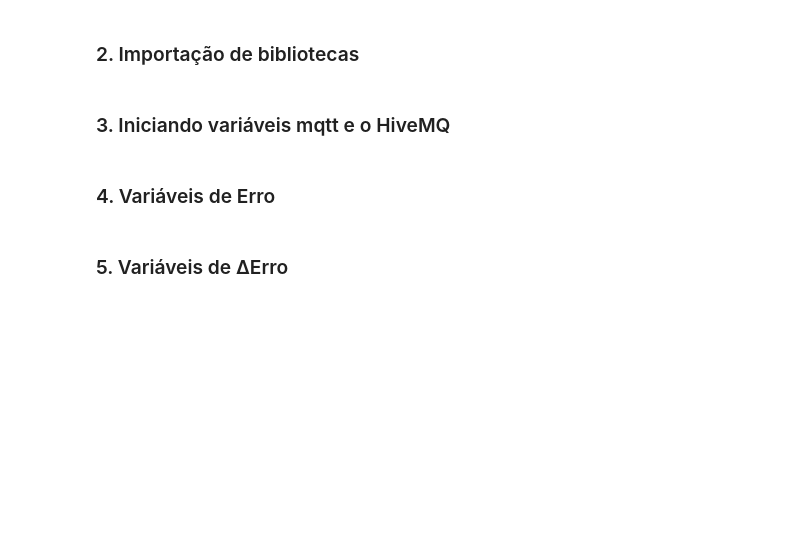
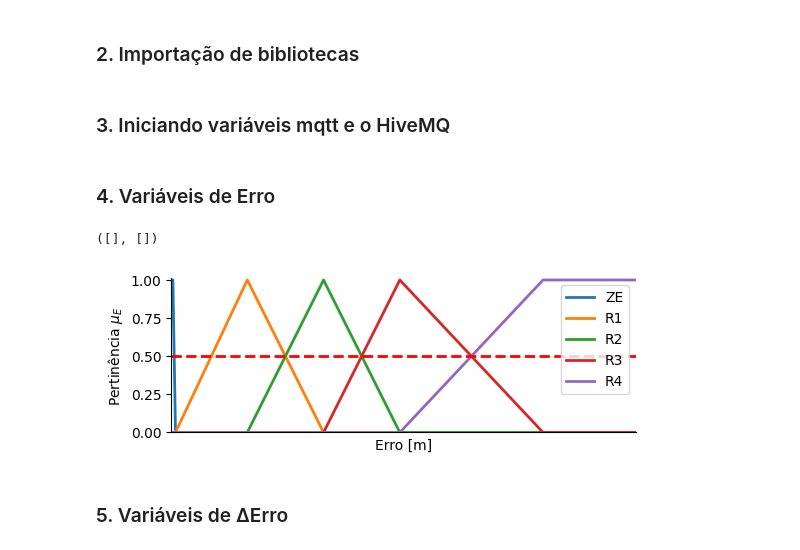
Before and after one commit to MathCarv/TrabalhoFuzzy, a Jupyter notebook: Fuzzy.ipynb, the cells around one changed output. Cells and saved outputs as stored; diff of their text form; code cells hidden in the pictures; blank space fills up the shorter version.

```diff
--- a/Fuzzy.ipynb
+++ b/Fuzzy.ipynb
@@ -106,37 +122,40 @@ client.on_message = on_message
 # %%
 # Erro máximo = 25
 # Os valores estão referenciados em cm, valores decimais não são suficientes
 
 # Variável erro de entrada do sistema de controle
 Erro = ctrl.Antecedent(universe=np.arange(0, 25.01, 0.01), label='Erro')
 
 # Funções de pertinência para diferentes categorias de erro
 # fuzzy.trapmf = função de pertinência trapezoidal
 # fuzzy.trimf = função de pertinência triangular
 Erro['ZE'] = fuzzy.trapmf(Erro.universe, [0, 0, 0.1, 0.24])  # Zero Error
-Erro['R1'] = fuzzy.trimf(Erro.universe, [0.24, 4.2, 8.3])    # Regular 1
-Erro['R2'] = fuzzy.trimf(Erro.universe, [4.2, 8.3, 12.4])      # Regular 2
-Erro['R3'] = fuzzy.trimf(Erro.universe, [8.3, 12.4, 20.0])      # Regular 3
-Erro['R4'] = fuzzy.trapmf(Erro.universe, [12.4, 20.0, 25.0, 25.0])     # Regular 4
+Erro['R1'] = fuzzy.trimf(Erro.universe, [0.24, 4.1, 8.2])    # Regular 1
+Erro['R2'] = fuzzy.trimf(Erro.universe, [4.1, 8.2, 12.3])      # Regular 2
+Erro['R3'] = fuzzy.trimf(Erro.universe, [8.2, 12.3, 20.0])      # Regular 3
+Erro['R4'] = fuzzy.trapmf(Erro.universe, [12.3, 20.0, 25.0, 25.0])     # Regular 4
 
 # Visualização da função de pertinência
 Erro.view()
 
 # Adiciona uma linha pontilhada vermelha horizontal em y=0.5 para mostrar onde as funções cruzam esse ponto
 plt.axhline(y=0.5, color='r', linestyle='--')
 
 # Aumenta a espessura das linhas do gráfico
 [plt.gca().lines[i].set_linewidth(2) for i in range(len(plt.gca().lines))]
 
 # A linha em 0.5 no eixo horizontal serve apenas para mostrar que as funções cruzam nesse ponto
 figura = plt.gcf()  # Obtém a figura atual
 axes = figura.gca()  # Obtém os eixos atuais da figura
 figura.set_size_inches(6, 2)  # Define o tamanho da figura como 6 polegadas de largura por 2 polegadas de altura
 axes.set_xlabel(xlabel='Erro [m]')  # Define o rótulo do eixo x como Erro [m]
 axes.set_ylabel(ylabel='Pertinência $\mu_{E}$')  # Define o rótulo do eixo y como Pertinência_mu_E
 plt.legend(loc='upper right')  # Adiciona a legenda no canto superior direito do gráfico
 plt.savefig('Output/Erro.png')  # Salva a figura como um arquivo PNG no diretório Output
 plt.xticks([])  # Remove os marcadores no eixo x
+# %% [output]
+([], [])
+[figure, added]
 # %% [markdown]
 ### 5. Variáveis de ∆Erro
 # %%
```
Also changed, not shown: parts of 8 cells of this notebook, 4 other files.
